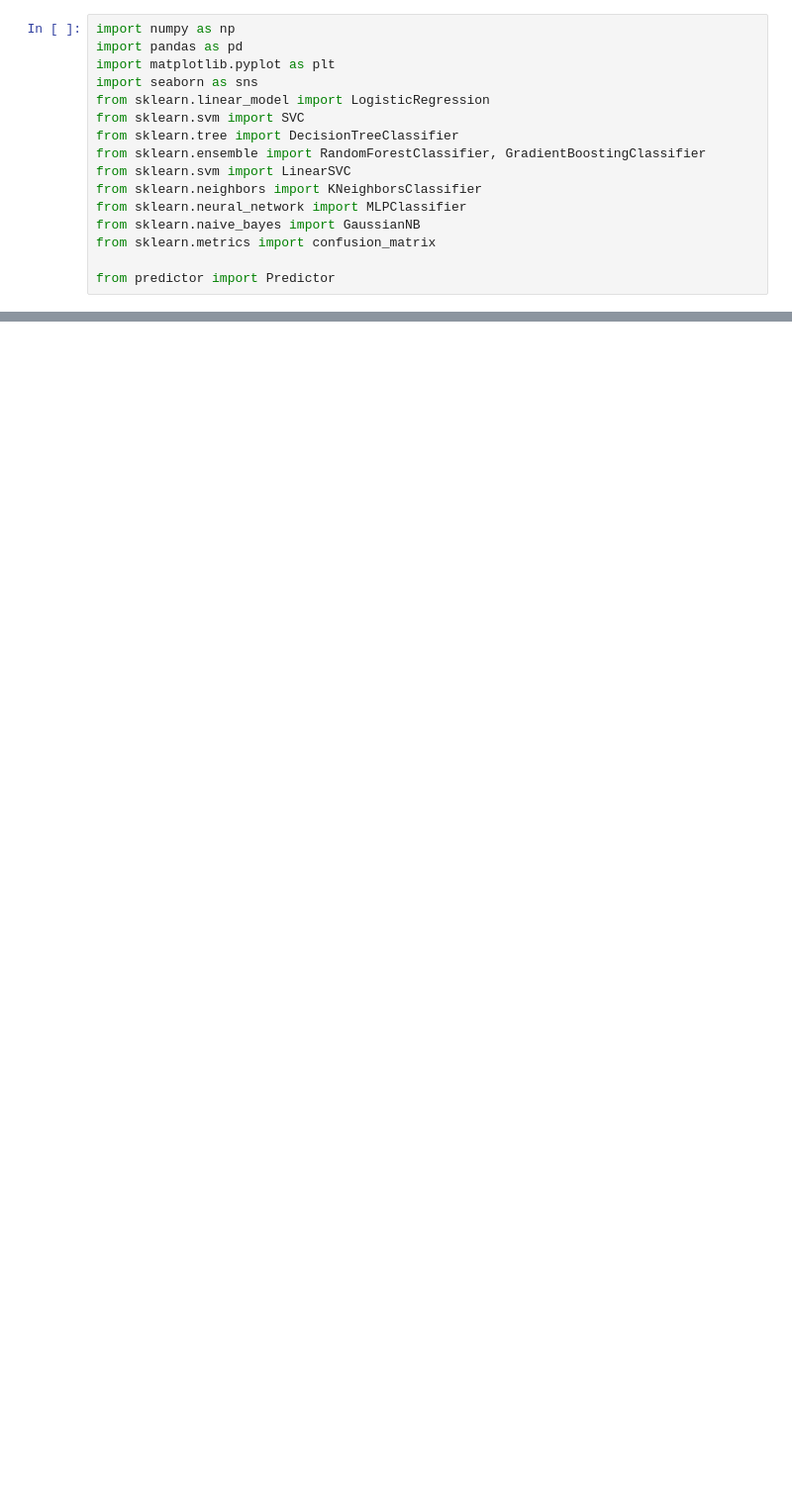
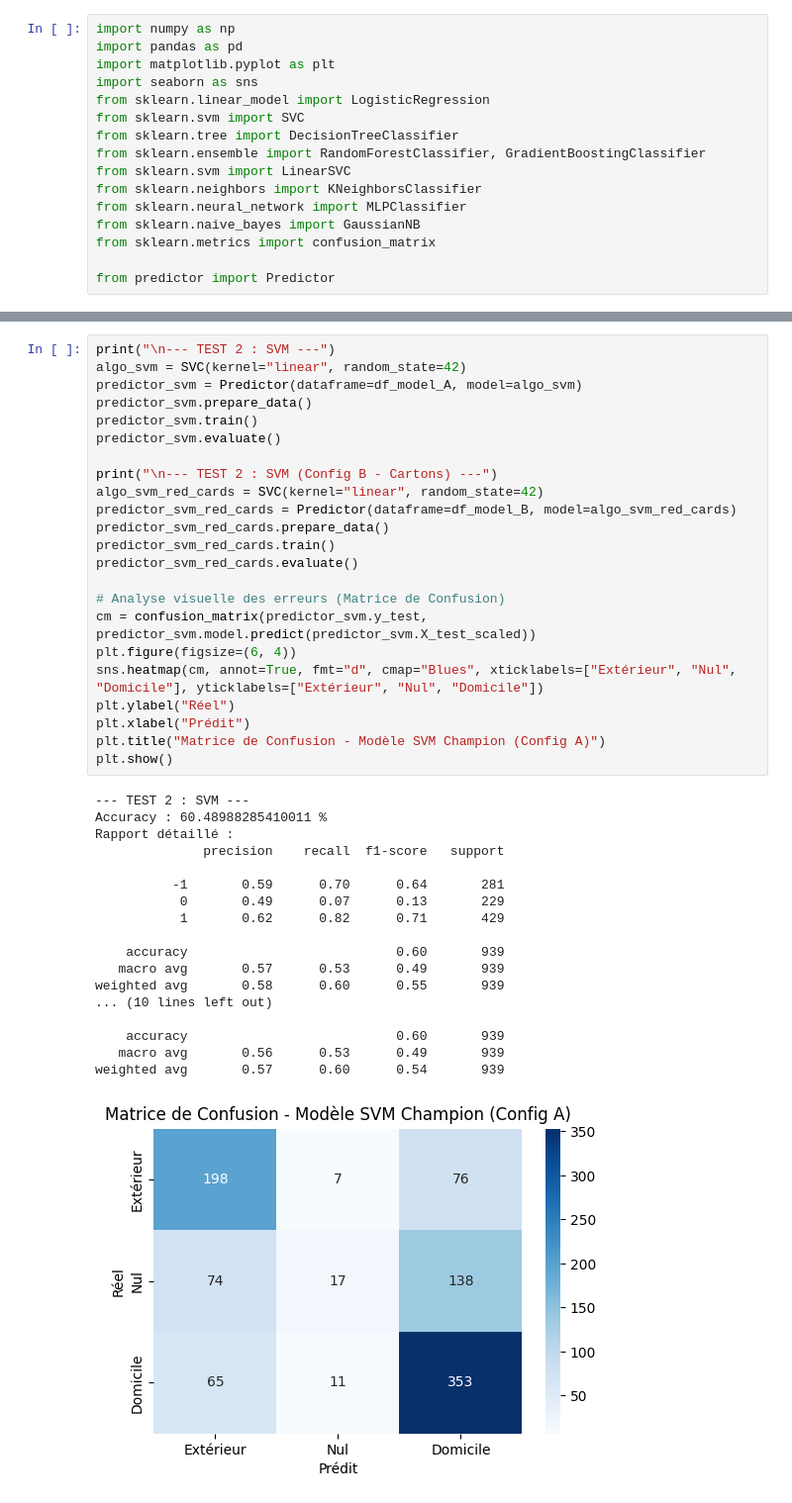
Before and after one commit to massieuxalexandre/Ligue1-Matchs-Predictions, a Jupyter notebook: main.ipynb, the cells around one changed output, grey strips where cells are left out. Shown at 99% size. Saved outputs shown, nothing was run; the diff lists cells and outputs as text; blank space fills up the shorter version.

```diff
--- a/main.ipynb
+++ b/main.ipynb
@@ -521,0 +320,42 @@ weighted avg       0.56      0.53      0.54       939
+# %%
+print("\n--- TEST 2 : SVM ---")
+algo_svm = SVC(kernel="linear", random_state=42)
+predictor_svm = Predictor(dataframe=df_model_A, model=algo_svm)
+predictor_svm.prepare_data()
+predictor_svm.train()
+predictor_svm.evaluate()
+
+print("\n--- TEST 2 : SVM (Config B - Cartons) ---")
+algo_svm_red_cards = SVC(kernel="linear", random_state=42)
+predictor_svm_red_cards = Predictor(dataframe=df_model_B, model=algo_svm_red_cards)
+predictor_svm_red_cards.prepare_data()
+predictor_svm_red_cards.train()
+predictor_svm_red_cards.evaluate()
+
+# Analyse visuelle des erreurs (Matrice de Confusion)
+cm = confusion_matrix(predictor_svm.y_test, predictor_svm.model.predict(predictor_svm.X_test_scaled))
+plt.figure(figsize=(6, 4))
+sns.heatmap(cm, annot=True, fmt="d", cmap="Blues", xticklabels=["Extérieur", "Nul", "Domicile"], yticklabels=["Extérieur", "Nul", "Domicile"])
+plt.ylabel("Réel")
+plt.xlabel("Prédit")
+plt.title("Matrice de Confusion - Modèle SVM Champion (Config A)")
+plt.show()
+# %% [output]
+--- TEST 2 : SVM ---
+Accuracy : 60.48988285410011 %
+Rapport détaillé :
+              precision    recall  f1-score   support
+
+          -1       0.59      0.70      0.64       281
+           0       0.49      0.07      0.13       229
+           1       0.62      0.82      0.71       429
+
+    accuracy                           0.60       939
+   macro avg       0.57      0.53      0.49       939
+weighted avg       0.58      0.60      0.55       939
+... (10 lines left out)
+
+    accuracy                           0.60       939
+   macro avg       0.56      0.53      0.49       939
+weighted avg       0.57      0.60      0.54       939
+[figure, added]
```
Also changed, not shown: parts of 78 cells of this notebook, 1 other file.
